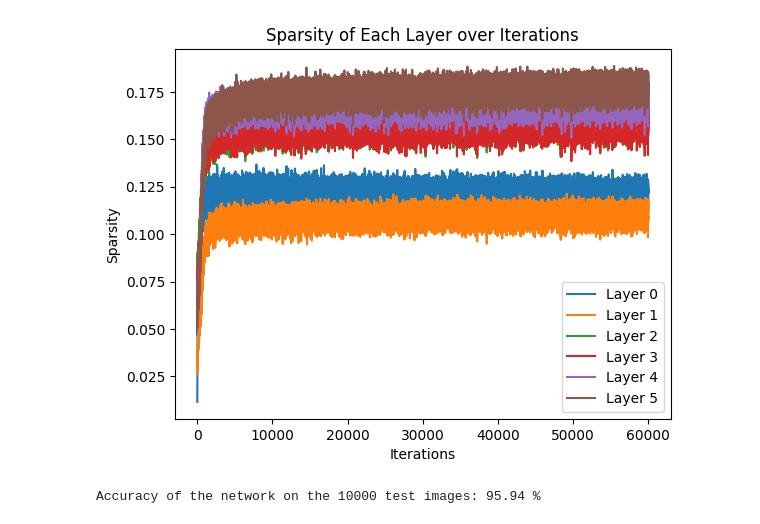
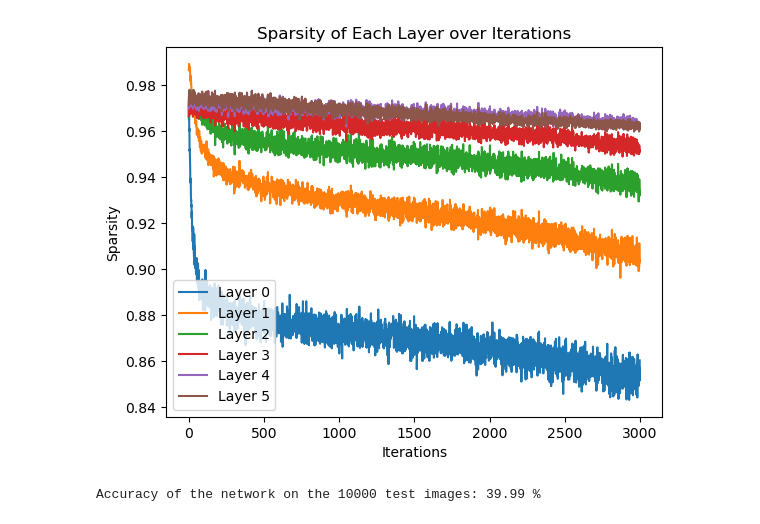
Before and after one commit to XTTTZ/e6699-project, a Jupyter notebook: train.ipynb, the cells around one changed output. Saved outputs shown, nothing was run; the diff lists cells and outputs as text; code cells hidden in the pictures.

```diff
--- a/train.ipynb
+++ b/train.ipynb
@@ -14,10 +14,12 @@ class NeuralNet(nn.Module):
         super(NeuralNet, self).__init__()
         linear_with_bias = nn.Linear(input_size, hidden_size, bias=True)
         nn.init.constant_(linear_with_bias.bias, ini_bias)
+        nn.init.kaiming_normal_(linear_with_bias.weight, mode='fan_in')
         self.layers = nn.ModuleList([linear_with_bias])
         for _ in range(num_layers-1):
             hidden_with_bias = nn.Linear(hidden_size, hidden_size, bias=True)
             nn.init.constant_(hidden_with_bias.bias, ini_bias)
+            nn.init.kaiming_normal_(linear_with_bias.weight, mode='fan_in')
             self.layers.append(hidden_with_bias)
 
         self.layers.append(nn.Linear(hidden_size, num_classes))
@@ -36,10 +38,10 @@ input_size = 784  # MNIST 图像大小为 28x28，展平后为 784
 hidden_size = 1024  # 隐藏层大小
 num_layers = 6  # 线性层数量
 num_classes = 10  # 类别数
-num_epochs = 200
+num_epochs = 10
 batch_size = 200
 learning_rate = 5e-3
-ini_bias = -0.5
+ini_bias = -1
 
 # 加载 MNIST 数据集
 train_dataset = torchvision.datasets.MNIST(
@@ -88,7 +90,7 @@ for epoch in range(num_epochs):
             images_ac = torch.relu(model.layers[j](images))
             batch_norm_layer = nn.BatchNorm1d(hidden_size).to(device)
             images = batch_norm_layer(images_ac)
-            zero_count = (images_ac > 0).sum().item()  # 激活函数后为0的个数
+            zero_count = (images_ac == 0).sum().item()  # 激活函数后为0的个数
             total_count = images.numel()  # 总元素数
             zero_ratio = zero_count / total_count  # 计算比例
             layer_outputs[j].append(zero_ratio)
@@ -140,2 +142,2 @@ Epoch [200/200], Step [300/300], Loss: 0.001560091506689787
-[figure, old version]
+[figure, new version]
-Accuracy of the network on the 10000 test images: 95.94 %
+Accuracy of the network on the 10000 test images: 39.99 %
```
Also changed, not shown: parts of 1 cell of this notebook.
